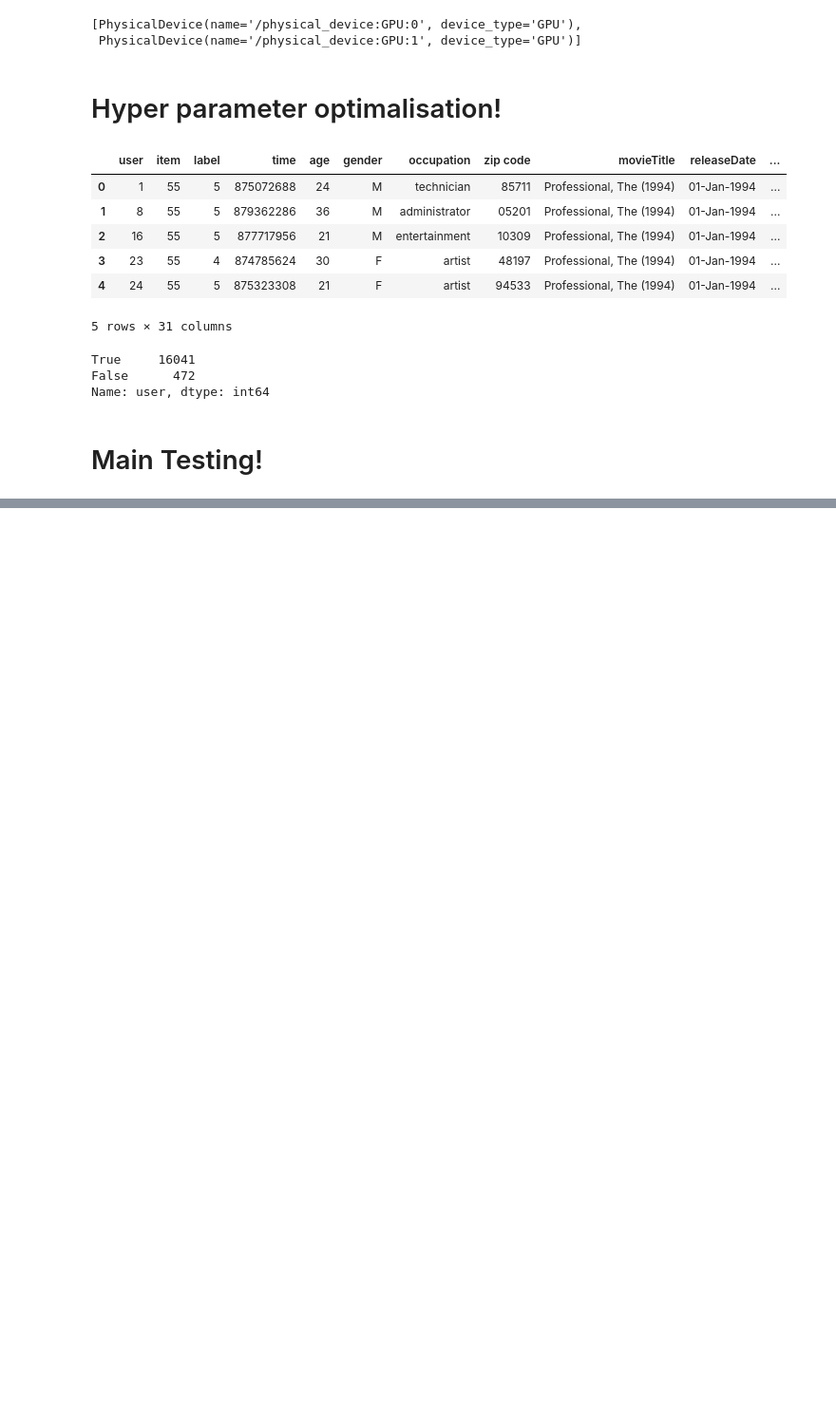
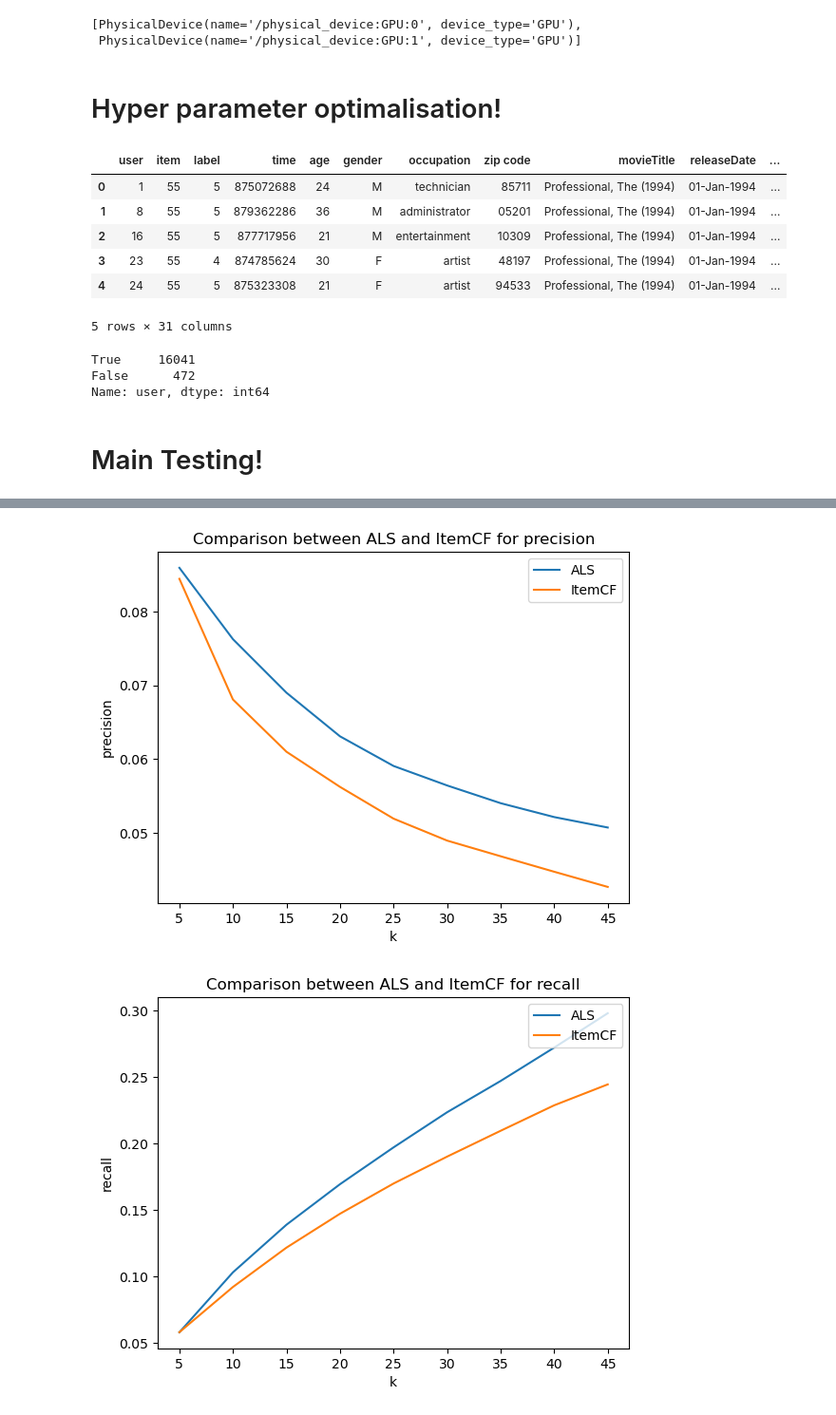
Before and after one commit to MichM072/ScriptieRec, a Jupyter notebook: scriptie-recsys.ipynb, the cells around one changed output, grey strips where cells are left out. Shown: that part at 95% size. Cells and saved outputs as stored; diff of their text form; code cells hidden in the pictures; blank space fills up the shorter version.

```diff
--- a/scriptie-recsys.ipynb
+++ b/scriptie-recsys.ipynb
@@ -3505,0 +3712,12 @@ print(accuracy)
+# %%
+als_itemcf_results = {}
+evaluation_results = {}
+for k in range(5, 50, 5):
+    final_experiment, evaluation_results[k], details = run_experiment_als_itemcf(df_data,
+                                           preset_parameters = preset_parameters,
+                                           save=False,
+                                           experiment_name=f'als_itemCF{k}',
+                                           split=[0.8, 0.1, 0.1],
+                                           task='ranking',
+                                           k=k,)
+    als_itemcf_results[k] = (final_experiment, details)
@@ -3505,0 +3788,25 @@ print(accuracy)
+# %%
+k_list = range(5, 50, 5)
+
+for metric in ['precision', 'recall', 'map', 'ndcg']:
+    fig, ax = plt.subplots()
+    als_values = list()
+    item_cf_values = list()
+    for k in k_list:
+        als_values.append(als_itemcf_results[k][0]['ALS'][metric])
+        item_cf_values.append(als_itemcf_results[k][0]['ItemCF'][metric])
+
+    ax.plot(k_list, als_values, label='ALS')
+    ax.plot(k_list, item_cf_values, label='ItemCF')
+
+    ax.set_xlabel('k')
+    ax.set_ylabel(metric)
+
+    ax.legend(loc='upper right')
+
+    ax.set_title(f'Comparison between ALS and ItemCF for {metric}')
+
+    plt.show()
+# %% [output]
+[figure, added]
+[figure, added]
```
Also changed, not shown: parts of 32 cells of this notebook.
